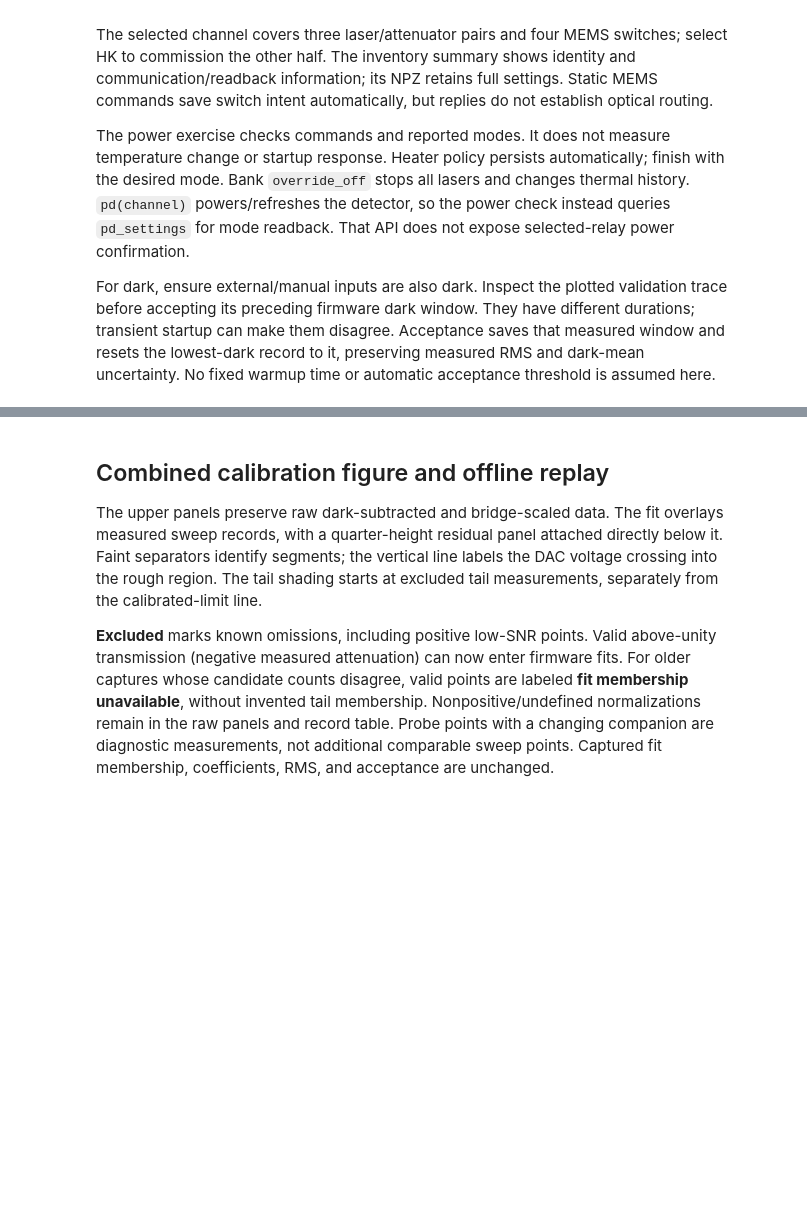
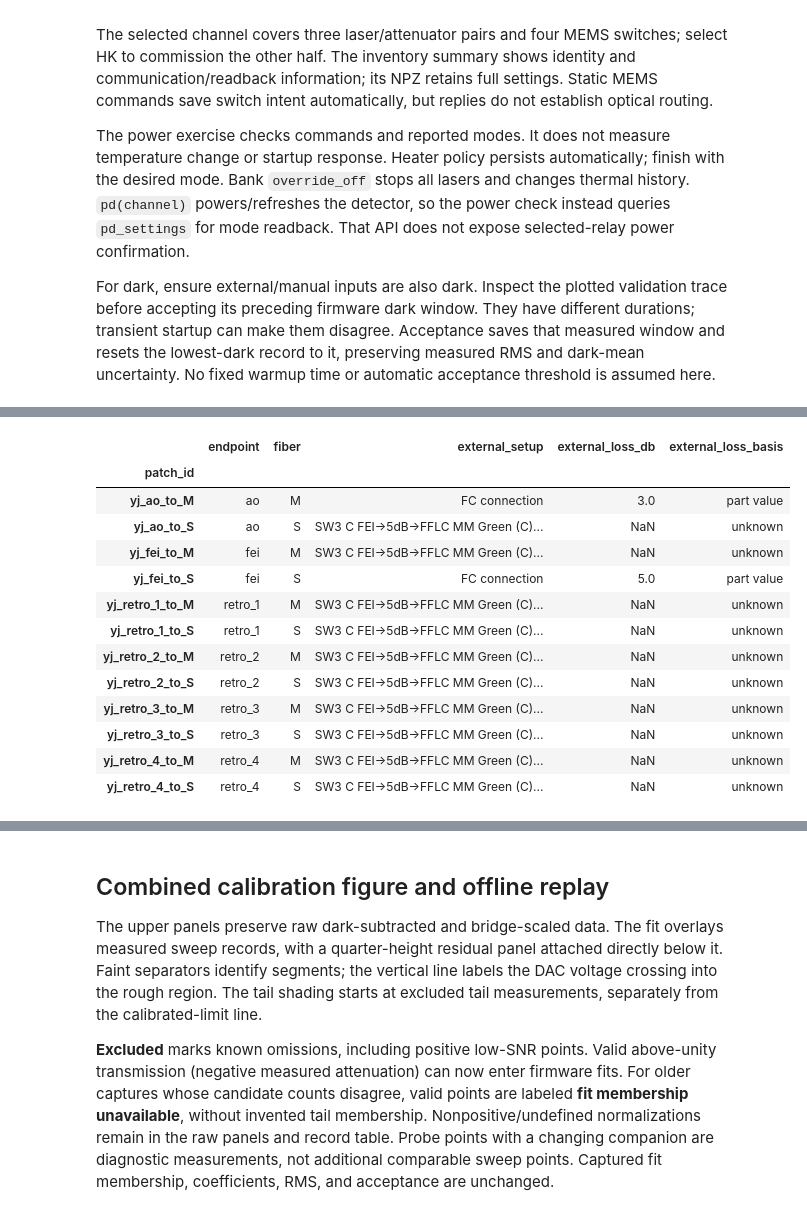
Before and after one commit to COO-Utilities/hispec-tib, a Jupyter notebook: tools/tib_pcb_commissioning.ipynb, the cells around one changed output, grey strips where cells are left out. Cells and saved outputs as stored; diff of their text form; code cells hidden in the pictures; blank space fills up the shorter version.

```diff
--- a/tools/tib_pcb_commissioning.ipynb
+++ b/tools/tib_pcb_commissioning.ipynb
@@ -50,9 +51,9 @@ LASERS = {'yj': ['1028y', '1270j', '1430yj'], 'hk': ['1430hk', '1510h', '2330k']
 BROKER, DEVICE = 'hispec.caltech.edu', 'hsfib-tib'
 OUTPUT, FIBER = f'{CHANNEL}_ao', 'M'    # Match the physical patch before each experiment.
 CONDITION = 'room'                     # e.g. 'room', 'chamber_-5C'; measured temperatures are also saved.
-BUILD_LABEL = 'attenuator first autolevel' # Built with attenuator first or laser first autoleveling used for bookkeeping, not code
+BUILD_LABEL = 'atten1st autoleveling' # Built with attenuator first or laser first autoleveling used for bookkeeping, not code
 STARTUP_HISTORY = 'enter cold bank / previously enabled / elapsed idle time'   #used for bookkeeping, not code
-PATCH_NOTES = 'SW3 C FEI->5dB->FFLC MM Green; SW3 B AO->3dB->FFLC MM Yellow' # used for bookkeeping, not code: enter actual fiber endpoints, jumpers, fixed attenuators, and meters'
+PATCH_NOTES = 'SW3 C FEI->5dB->FFLC MM Green (C); SW3 B AO->3dB->FFLC MM Yellow (B)' # used for bookkeeping, not code: enter actual fiber endpoints, jumpers, fixed attenuators, and meters'
 FLASHED_ADC_SPS = 64                   # Flashed setup, not queried by the current API.
 DETECTOR_BANDWIDTH_HZ = {'yj': 20.0, 'hk': 500.0}[CHANNEL]
 ADC_INPUT_CAPACITANCE_UF = 0.47
@@ -568,10 +740,26 @@ Set visible, unclipped attenuation before acquiring: the initial 3300/3300 mV va
 # %%
 patches = pd.DataFrame([
     dict(patch_id=f'{CHANNEL}_{endpoint}_to_{fiber}', endpoint=endpoint, fiber=fiber,
          external_setup=EXTERNAL_SETUP, external_loss_db=EXTERNAL_LOSS_DB, external_loss_basis=EXTERNAL_LOSS_BASIS)
     for endpoint in ('ao', 'fei', 'retro_1', 'retro_2', 'retro_3', 'retro_4')
     for fiber in ('M', 'S')]).set_index('patch_id')
 # Edit the selected physical path here; repeated source tests use that same row.
-# patches.loc['yj_ao_to_M', ['external_setup', 'external_loss_db', 'external_loss_basis']] = ['bench pad ...', 3., 'estimated']
+patches.loc['yj_ao_to_M', ['external_setup', 'external_loss_db', 'external_loss_basis']] = ['FC connection', 3., 'part value']
+patches.loc['yj_fei_to_S', ['external_setup', 'external_loss_db', 'external_loss_basis']] = ['FC connection', 5., 'part value']
 display(patches)
+# %% [output]
+|  | endpoint | fiber | external_setup | external_loss_db | external_loss_basis |
+| patch_id |  |  |  |  |  |
+| yj_ao_to_M | ao | M | FC connection | 3.0 | part value |
+| yj_ao_to_S | ao | S | SW3 C FEI->5dB->FFLC MM Green (C)... | NaN | unknown |
+| yj_fei_to_M | fei | M | SW3 C FEI->5dB->FFLC MM Green (C)... | NaN | unknown |
+| yj_fei_to_S | fei | S | FC connection | 5.0 | part value |
+| yj_retro_1_to_M | retro_1 | M | SW3 C FEI->5dB->FFLC MM Green (C)... | NaN | unknown |
+| yj_retro_1_to_S | retro_1 | S | SW3 C FEI->5dB->FFLC MM Green (C)... | NaN | unknown |
+| yj_retro_2_to_M | retro_2 | M | SW3 C FEI->5dB->FFLC MM Green (C)... | NaN | unknown |
+| yj_retro_2_to_S | retro_2 | S | SW3 C FEI->5dB->FFLC MM Green (C)... | NaN | unknown |
+| yj_retro_3_to_M | retro_3 | M | SW3 C FEI->5dB->FFLC MM Green (C)... | NaN | unknown |
+| yj_retro_3_to_S | retro_3 | S | SW3 C FEI->5dB->FFLC MM Green (C)... | NaN | unknown |
+| yj_retro_4_to_M | retro_4 | M | SW3 C FEI->5dB->FFLC MM Green (C)... | NaN | unknown |
+| yj_retro_4_to_S | retro_4 | S | SW3 C FEI->5dB->FFLC MM Green (C)... | NaN | unknown |
 # %%
```
Also changed, not shown: parts of 35 cells of this notebook.
